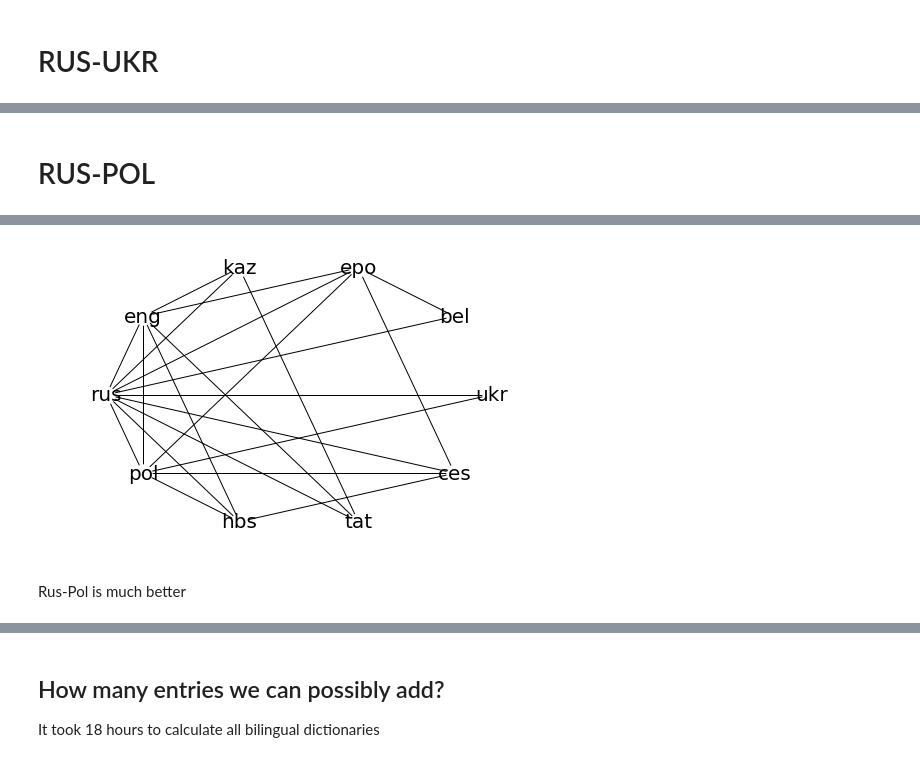
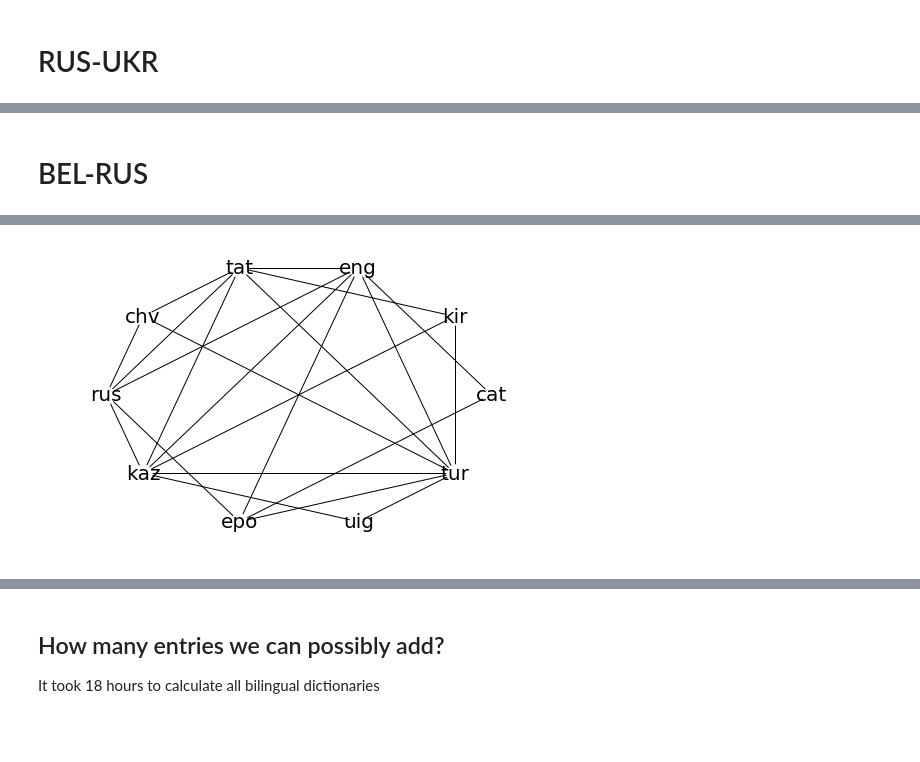
Before and after one commit to dkbrz/GSoC_2018, a Jupyter notebook: Example.ipynb, the cells around one changed output, grey strips where cells are left out. Saved outputs shown, nothing was run; the diff lists cells and outputs as text; code cells hidden in the pictures; blank space fills up the shorter version.

```diff
--- a/Example.ipynb
+++ b/Example.ipynb
@@ -276,8 +290,8 @@ addition(lang1, lang2, n=10, cutoff=4)
 # %% [markdown]
-# RUS-POL
+# BEL-RUS
 # %%
-lang1, lang2 = 'pol','rus'
+lang1, lang2 = 'tur','tat'
 n = 10
-%time get_relevant_languages(lang1, lang2)
+get_relevant_languages(lang1, lang2)
 check_graph(lang1, lang2, n=n)
 # %% [output]
@@ -285,6 +298,4 @@ Wall time: 867 ms
-[figure, old version]
+[figure, new version]
-# %% [markdown]
-Rus-Pol is much better
 # %%
 %time eval_loop(lang1, lang2, n=10, cutoff=4, n_iter=3, topn=5)
 # %% [output]
```
Also changed, not shown: parts of 24 cells of this notebook, 6 other files.
